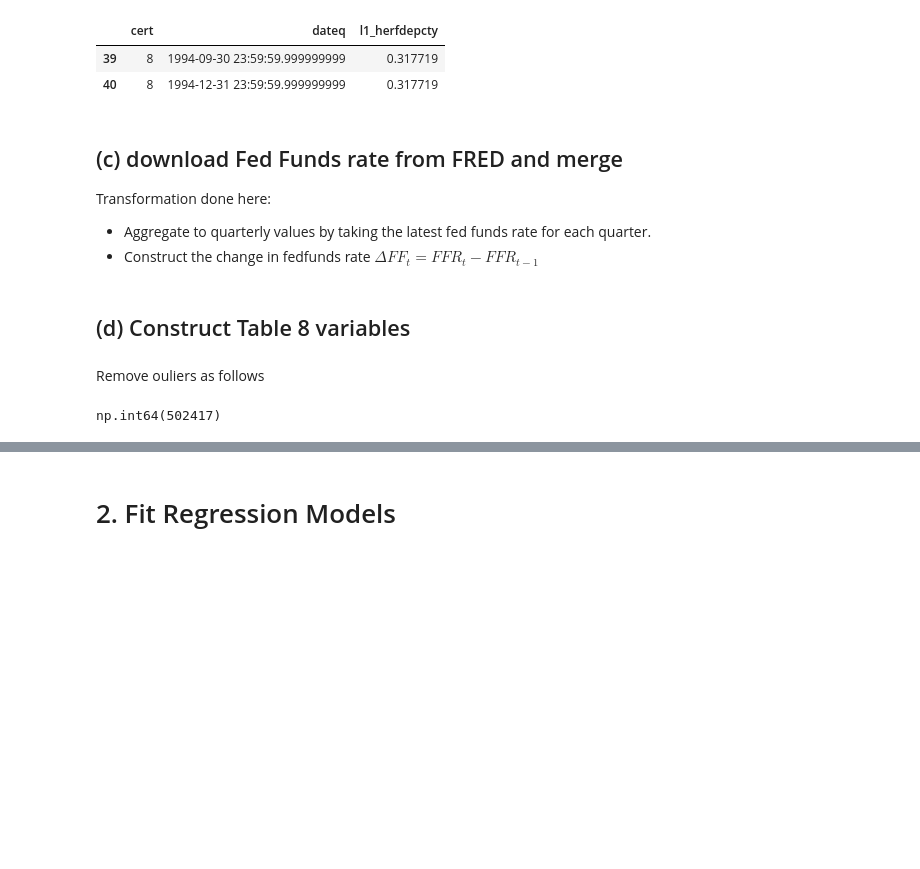
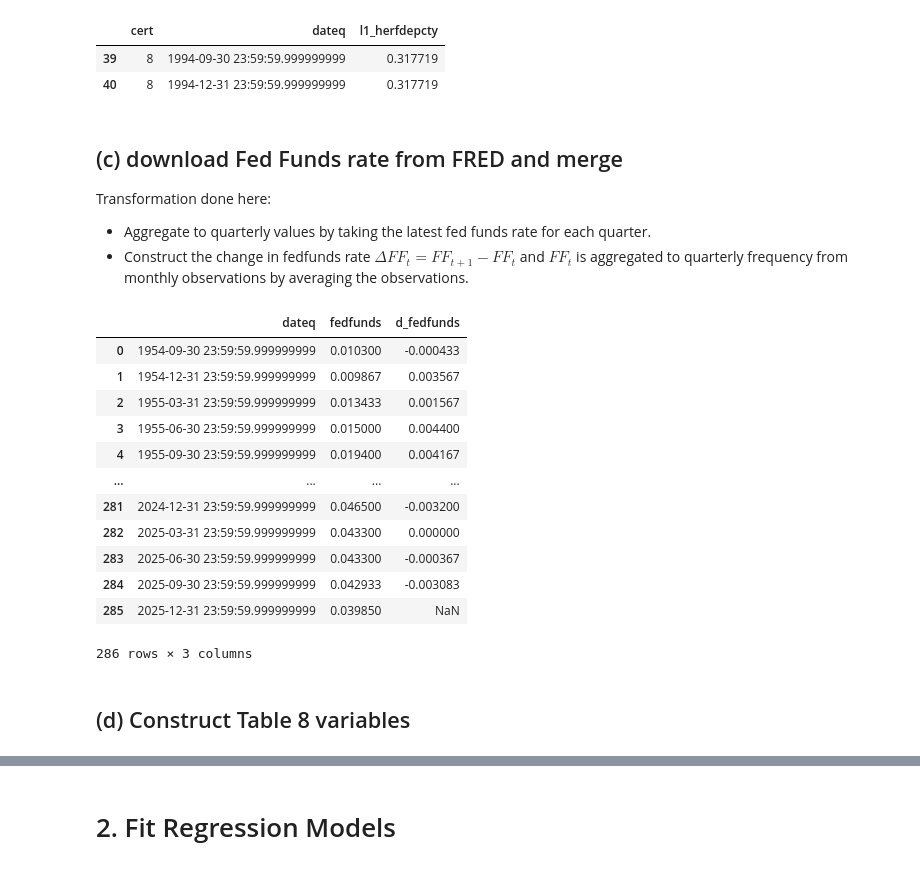
Before and after one commit to pamaths/financial_econometrics_II, a Jupyter notebook: notebooks/fe2_problem1.ipynb, the cells around one changed output, grey strips where cells are left out. Saved outputs shown, nothing was run; the diff lists cells and outputs as text; code cells hidden in the pictures; blank space fills up the shorter version.

```diff
--- a/notebooks/fe2_problem1.ipynb
+++ b/notebooks/fe2_problem1.ipynb
@@ -100,7 +104,7 @@ pdf_merged = pdf_data.merge(
 
 Transformation done here:
 * Aggregate to quarterly values by taking the latest fed funds rate for each quarter.
-* Construct the change in fedfunds rate $\Delta FF_t = FFR_t - FFR_{t-1}$
+* Construct the change in fedfunds rate $\Delta FF_t = FF_{t+1} - FF_{t}$ and $FF_t$ is aggregated to quarterly frequency from monthly observations by averaging the observations.
 # %%
 # Fetch FRED data
 fread = Fred(api_key = os.getenv("API_KEY_FRED"))
@@ -122,3 +127,19 @@ pdf_ffsq['d_fedfunds'] = pdf_ffsq['fedfunds'].diff()
+# %%
+pdf_ffsq
+# %% [output]
+|  | dateq | fedfunds | d_fedfunds |
+| 0 | 1954-09-30 23:59:59.999999999 | 0.010300 | -0.000433 |
+| 1 | 1954-12-31 23:59:59.999999999 | 0.009867 | 0.003567 |
+| 2 | 1955-03-31 23:59:59.999999999 | 0.013433 | 0.001567 |
+| 3 | 1955-06-30 23:59:59.999999999 | 0.015000 | 0.004400 |
+| 4 | 1955-09-30 23:59:59.999999999 | 0.019400 | 0.004167 |
+| ... | ... | ... | ... |
+| 281 | 2024-12-31 23:59:59.999999999 | 0.046500 | -0.003200 |
+| 282 | 2025-03-31 23:59:59.999999999 | 0.043300 | 0.000000 |
+| 283 | 2025-06-30 23:59:59.999999999 | 0.043300 | -0.000367 |
+| 284 | 2025-09-30 23:59:59.999999999 | 0.042933 | -0.003083 |
+| 285 | 2025-12-31 23:59:59.999999999 | 0.039850 | NaN |
+286 rows × 3 columns
 # %%
 pdf_merged = pdf_merged.merge(
     pdf_ffsq,
@@ -127,5 +148,3 @@ pdf_merged = pdf_merged.merge(
 )
 # %% [markdown]
 ## (d) Construct Table 8 variables
-# %% [markdown]
-Remove ouliers as follows
@@ -135,4 +150,0 @@ nonneg_mask = np.all([np.greater(pdf_merged[col], 0) for col in nonneg_cols], ax
-# %%
-np.sum(nonneg_mask)
-# %% [output]
-np.int64(502417)
```
Also changed, not shown: parts of 29 cells of this notebook.
